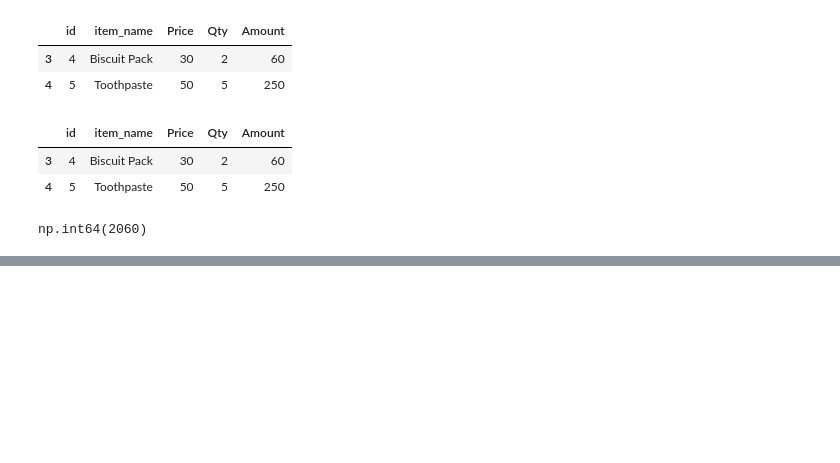
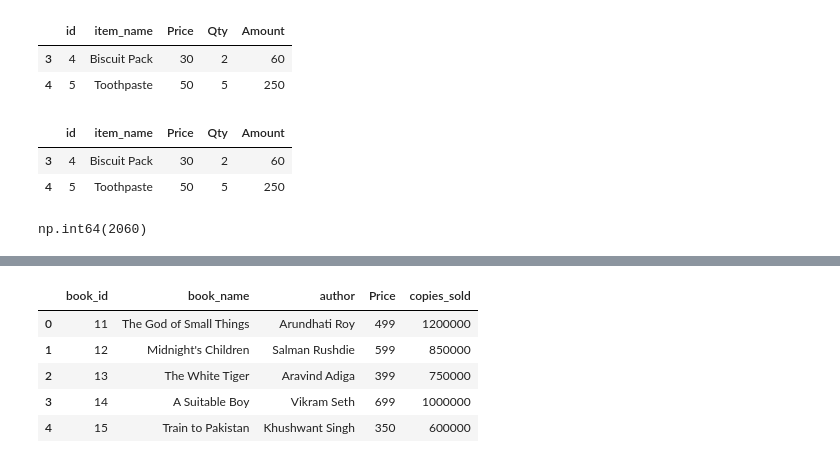
Before and after one commit to prasad2154/NewVision, a Jupyter notebook: pandas_practice.ipynb, the cells around one changed output, grey strips where cells are left out. Saved outputs shown, nothing was run; the diff lists cells and outputs as text; code cells hidden in the pictures; blank space fills up the shorter version.

```diff
--- a/pandas_practice.ipynb
+++ b/pandas_practice.ipynb
@@ -135,0 +171,10 @@ np.int64(2060)
+# %%
+df1=pd.DataFrame(data)
+df1
+# %% [output]
+|  | book_id | book_name | author | Price | copies_sold |
+| 0 | 11 | The God of Small Things | Arundhati Roy | 499 | 1200000 |
+| 1 | 12 | Midnight's Children | Salman Rushdie | 599 | 850000 |
+| 2 | 13 | The White Tiger | Aravind Adiga | 399 | 750000 |
+| 3 | 14 | A Suitable Boy | Vikram Seth | 699 | 1000000 |
+| 4 | 15 | Train to Pakistan | Khushwant Singh | 350 | 600000 |
```
Also changed, not shown: parts of 14 cells of this notebook.
